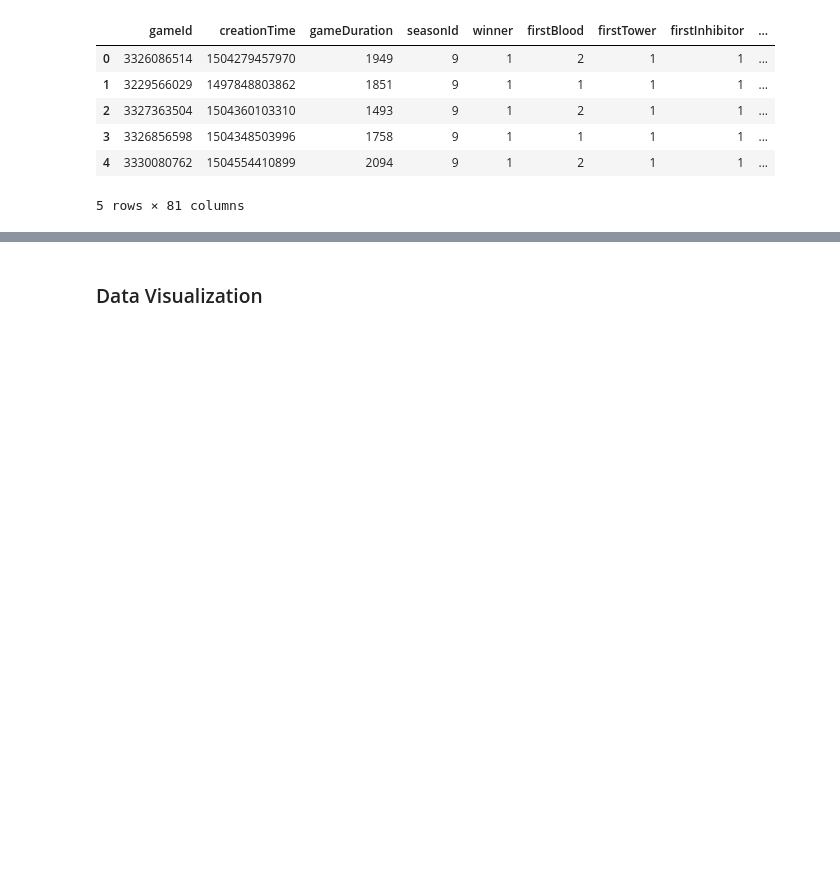
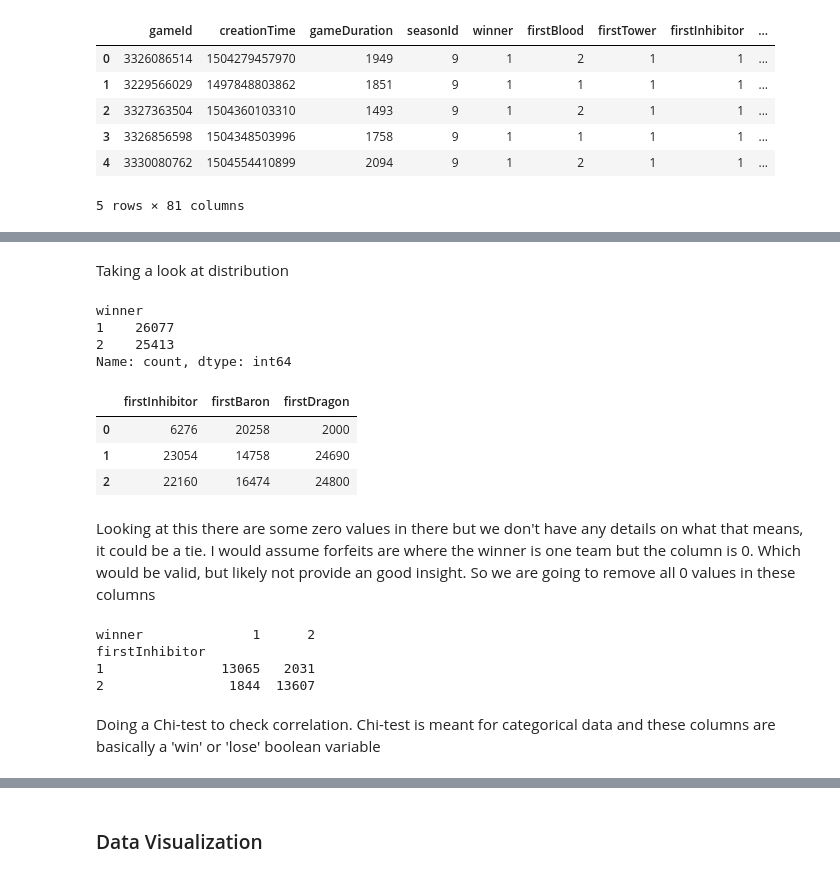
Before and after one commit to cheider/LeagueofLegends-RankedGame-Analysis, a Jupyter notebook: main.ipynb, the cells around one changed output, grey strips where cells are left out. Drawn from its saved outputs; the diff is of its cells as text; code cells hidden in the pictures; blank space fills up the shorter version.

```diff
--- a/main.ipynb
+++ b/main.ipynb
@@ -358,0 +390,17 @@ df.head()
+# %% [markdown]
+Taking a look at distribution
+# %%
+# distribution of the winner column
+print(df['winner'].value_counts())
+df[['firstInhibitor', 'firstBaron', 'firstDragon']].apply(pd.Series.value_counts)
+# %% [output]
+winner
+1    26077
+2    25413
+Name: count, dtype: int64
+|  | firstInhibitor | firstBaron | firstDragon |
+| 0 | 6276 | 20258 | 2000 |
+| 1 | 23054 | 14758 | 24690 |
+| 2 | 22160 | 16474 | 24800 |
+# %% [markdown]
+Looking at this there are some zero values in there but we don't have any details on what that means, it could be a tie. I would assume forfeits are where the winner is one team but the column is 0. Which would be valid, but likely not provide an good insight. So we are going to remove all 0 values in these columns
@@ -358,0 +412,11 @@ df.head()
+# %%
+# Contingency table for 'firstInhibitor' and 'winner'
+first_inhibitor_winner = pd.crosstab(filtered_df['firstInhibitor'], filtered_df['winner'])
+print(first_inhibitor_winner)
+# %% [output]
+winner              1      2
+firstInhibitor
+1               13065   2031
+2                1844  13607
+# %% [markdown]
+Doing a Chi-test to check correlation. Chi-test is meant for categorical data and these columns are basically a 'win' or 'lose' boolean variable
```
Also changed, not shown: parts of 11 cells of this notebook.
